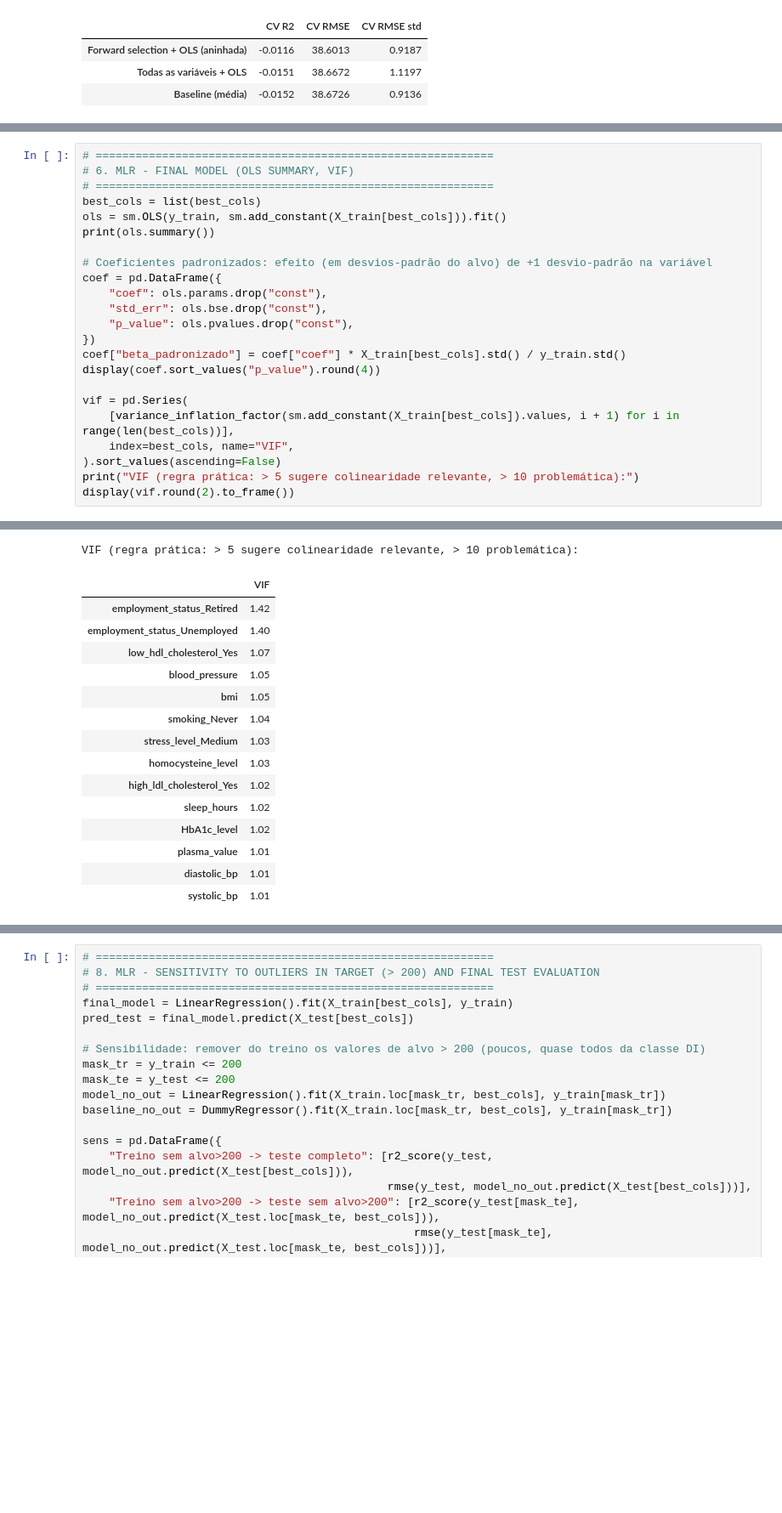
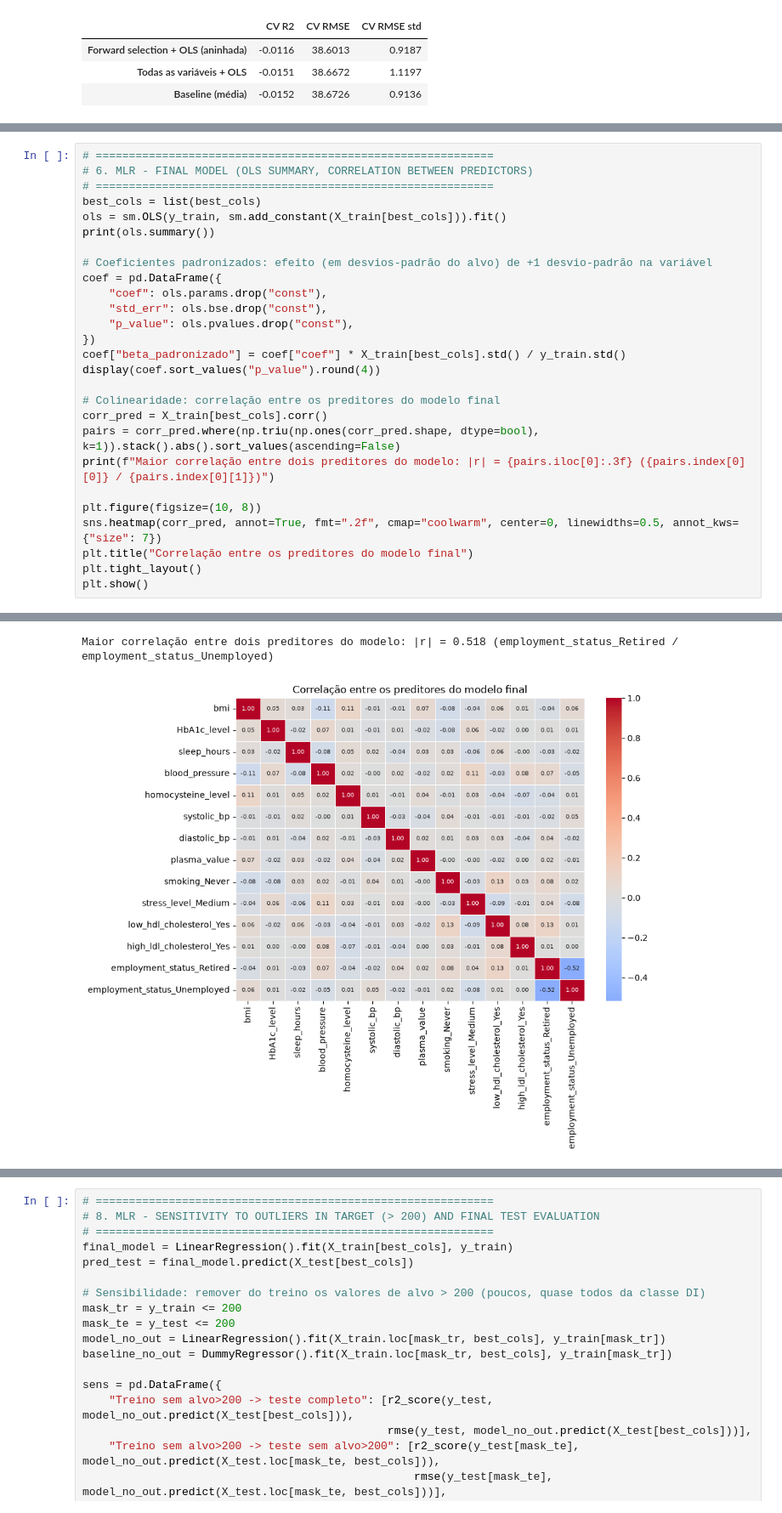
Before and after one commit to GabrielaRibeiroISEP/APRAU, a Jupyter notebook: task2_regressao_linear_multipla.ipynb, the cells around one changed output, grey strips where cells are left out. Shown at 85% size. Saved outputs shown, nothing was run; the diff lists cells and outputs as text; blank space fills up the shorter version.

```diff
--- a/task2_regressao_linear_multipla.ipynb
+++ b/task2_regressao_linear_multipla.ipynb
@@ -300,6 +297,6 @@ Ajusta-se por OLS (`statsmodels`) o modelo escolhido para obter coeficientes, p-
 # %%
 # ============================================================
-# 6. MLR - FINAL MODEL (OLS SUMMARY, VIF)
+# 6. MLR - FINAL MODEL (OLS SUMMARY, CORRELATION BETWEEN PREDICTORS)
 # ============================================================
 best_cols = list(best_cols)
 ols = sm.OLS(y_train, sm.add_constant(X_train[best_cols])).fit()
@@ -314,12 +311,16 @@ coef = pd.DataFrame({
 coef["beta_padronizado"] = coef["coef"] * X_train[best_cols].std() / y_train.std()
 display(coef.sort_values("p_value").round(4))
 
-vif = pd.Series(
-    [variance_inflation_factor(sm.add_constant(X_train[best_cols]).values, i + 1) for i in range(len(best_cols))],
-    index=best_cols, name="VIF",
-).sort_values(ascending=False)
-print("VIF (regra prática: > 5 sugere colinearidade relevante, > 10 problemática):")
-display(vif.round(2).to_frame())
+# Colinearidade: correlação entre os preditores do modelo final
+corr_pred = X_train[best_cols].corr()
+pairs = corr_pred.where(np.triu(np.ones(corr_pred.shape, dtype=bool), k=1)).stack().abs().sort_values(ascending=False)
+print(f"Maior correlação entre dois preditores do modelo: |r| = {pairs.iloc[0]:.3f} ({pairs.index[0][0]} / {pairs.index[0][1]})")
+
+plt.figure(figsize=(10, 8))
+sns.heatmap(corr_pred, annot=True, fmt=".2f", cmap="coolwarm", center=0, linewidths=0.5, annot_kws={"size": 7})
+plt.title("Correlação entre os preditores do modelo final")
+plt.tight_layout()
+plt.show()
 # %% [output]
                             OLS Regression Results
 ==============================================================================
@@ -331,44 +332,30 @@ Time:                        19:42:25   Log-Likelihood:                -8086.4
 No. Observations:                1600   AIC:                         1.620e+04
 Df Residuals:                    1585   BIC:                         1.628e+04
 Df Model:                          14
 Covariance Type:            nonrobust
 ================================================================================================
 ... (24 lines left out)
 Notes:
 [1] Standard Errors assume that the covariance matrix of the errors is correctly specified.
 [2] The condition number is large, 1.06e+04. This might indicate that there are
 strong multicollinearity or other numerical problems.
 |  | coef | std_err | p_value | beta_padronizado |
 | HbA1c_level | 4.6113 | 1.0756 | 0.0000 | 0.1068 |
 | bmi | 0.3748 | 0.1354 | 0.0057 | 0.0699 |
 | employment_status_Retired | -5.8253 | 2.3873 | 0.0148 | -0.0718 |
 | sleep_hours | 1.6907 | 0.7115 | 0.0176 | 0.0593 |
 | blood_pressure | 0.6226 | 0.2770 | 0.0248 | 0.0568 |
 | diastolic_bp | 0.1466 | 0.0762 | 0.0545 | 0.0477 |
 | low_hdl_cholesterol_Yes | -4.3878 | 2.4153 | 0.0695 | -0.0463 |
 | plasma_value | -10.4906 | 6.3805 | 0.1003 | -0.0408 |
 | stress_level_Medium | -3.3685 | 2.1030 | 0.1094 | -0.0402 |
 | homocysteine_level | -1.4807 | 1.0225 | 0.1478 | -0.0362 |
 | high_ldl_cholesterol_Yes | -2.6175 | 1.9295 | 0.1751 | -0.0339 |
 | smoking_Never | 1.8533 | 1.9493 | 0.3419 | 0.0239 |
 | employment_status_Unemployed | -2.0948 | 2.3820 | 0.3793 | -0.0257 |
 | systolic_bp | 0.0372 | 0.0490 | 0.4485 | 0.0188 |
-VIF (regra prática: > 5 sugere colinearidade relevante, > 10 problemática):
+Maior correlação entre dois preditores do modelo: |r| = 0.518 (employment_status_Retired / employment_status_Unemployed)
-|  | VIF |
-| employment_status_Retired | 1.42 |
-| employment_status_Unemployed | 1.40 |
-| low_hdl_cholesterol_Yes | 1.07 |
-| blood_pressure | 1.05 |
-| bmi | 1.05 |
-| smoking_Never | 1.04 |
-| stress_level_Medium | 1.03 |
-| homocysteine_level | 1.03 |
-| high_ldl_cholesterol_Yes | 1.02 |
-| sleep_hours | 1.02 |
-| HbA1c_level | 1.02 |
-| plasma_value | 1.01 |
-| diastolic_bp | 1.01 |
-| systolic_bp | 1.01 |
+[figure, added]
 # %%
 # ============================================================
 # 7. MLR - RESIDUAL DIAGNOSTICS
```
Also changed, not shown: parts of 7 cells of this notebook, 1 other file.
